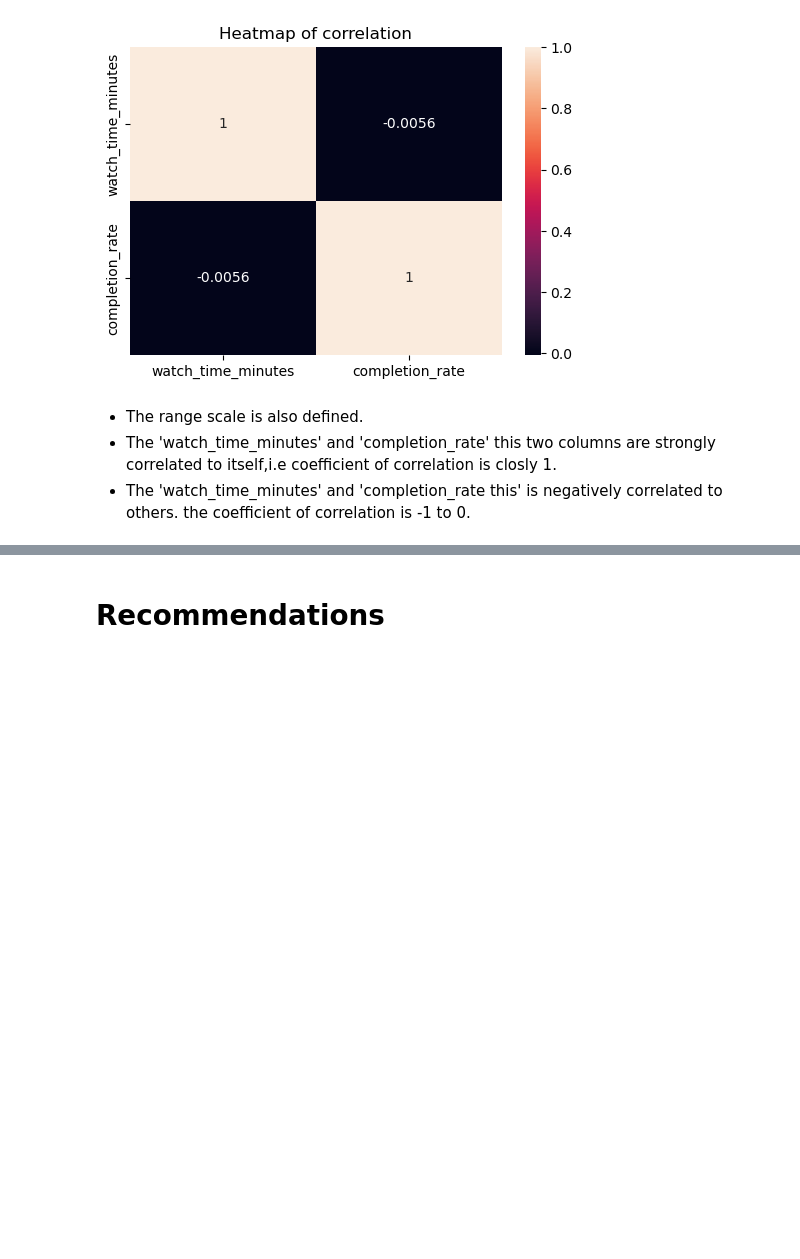
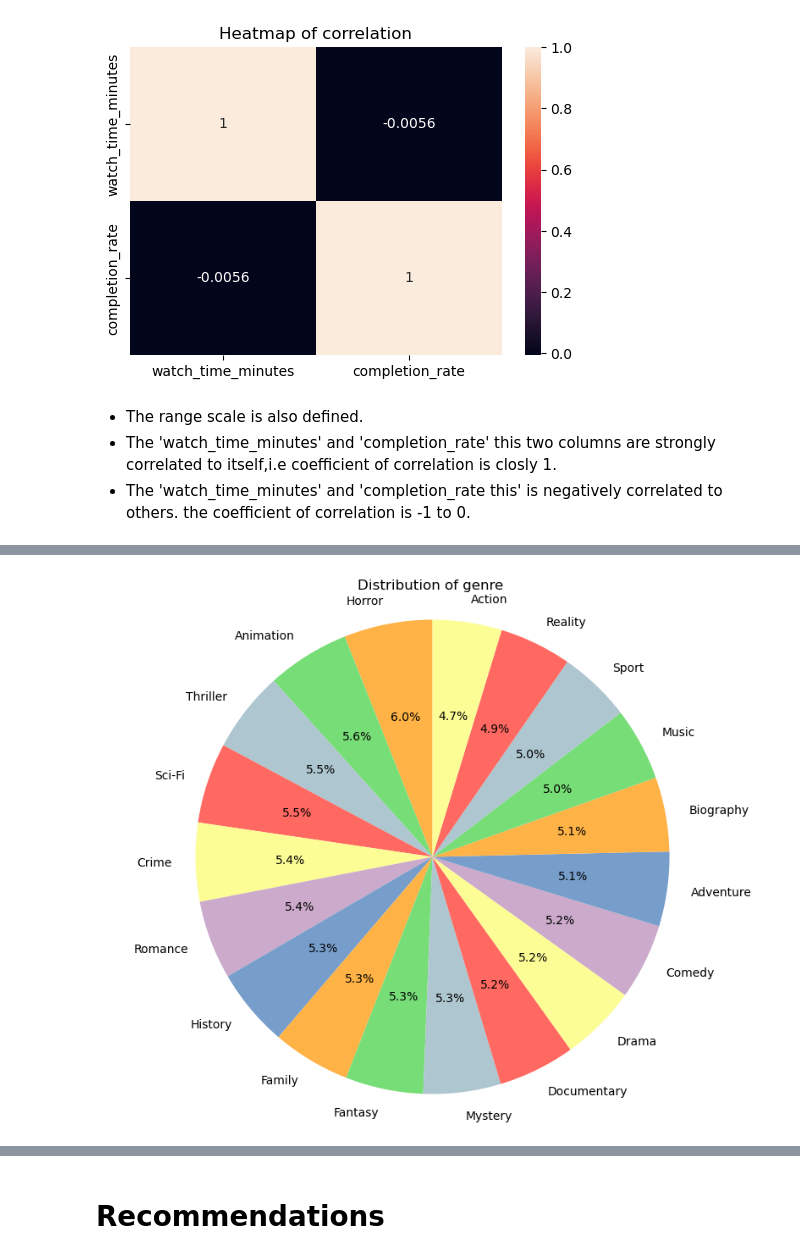
Before and after one commit to neha-13-7531/Streaming-watch-time-Dataset, a Jupyter notebook: Streaming Watchtime Dataset.ipynb, the cells around one changed output, grey strips where cells are left out. Cells and saved outputs as stored; diff of their text form; code cells hidden in the pictures; blank space fills up the shorter version.

```diff
--- a/Streaming Watchtime Dataset.ipynb
+++ b/Streaming Watchtime Dataset.ipynb
@@ -722,0 +744,13 @@ completion_rate              -0.005637         1.000000
+# %%
+# univariate analysis on platform
+
+# pie chart of value_counts() of platform
+platform_counts = df['genre'].value_counts()
+custom_colors = ['#FFB347', '#77DD77', '#AEC6CF', '#FF6961', '#FDFD96', '#CBAACB', '#779ECB']
+plt.figure(figsize=(10, 8))
+plt.pie(platform_counts, labels = platform_counts.index, autopct='%1.1f%%', colors = custom_colors, startangle = 90)
+plt.title('Distribution of genre ')
+plt.axis('equal')
+plt.show()
+# %% [output]
+[figure, added]
```
Also changed, not shown: parts of 9 cells of this notebook.
